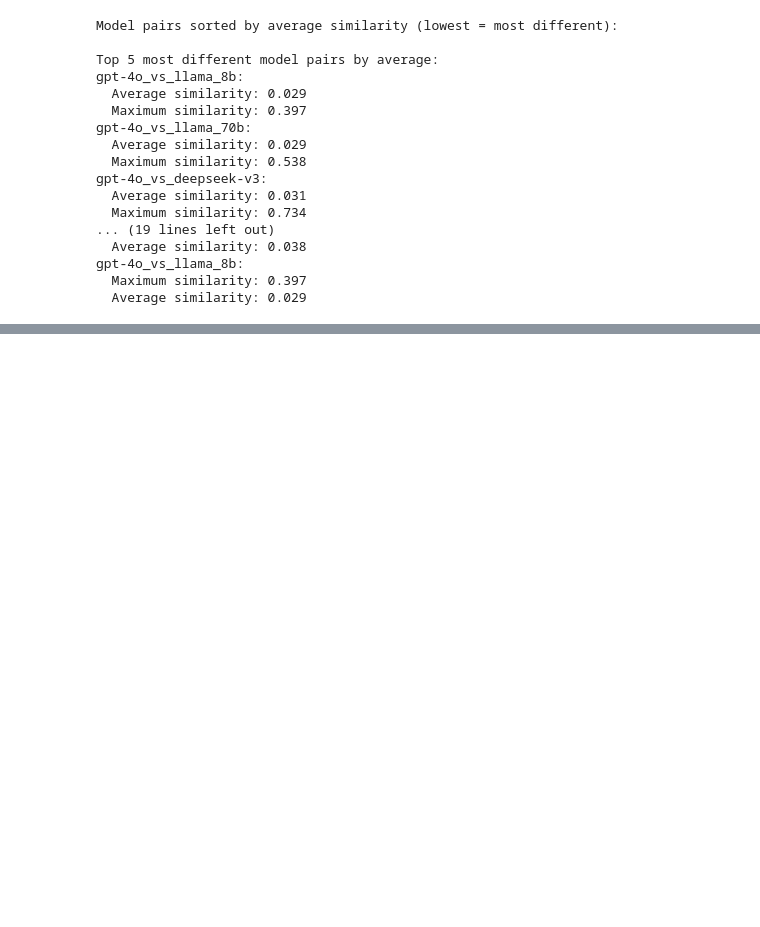
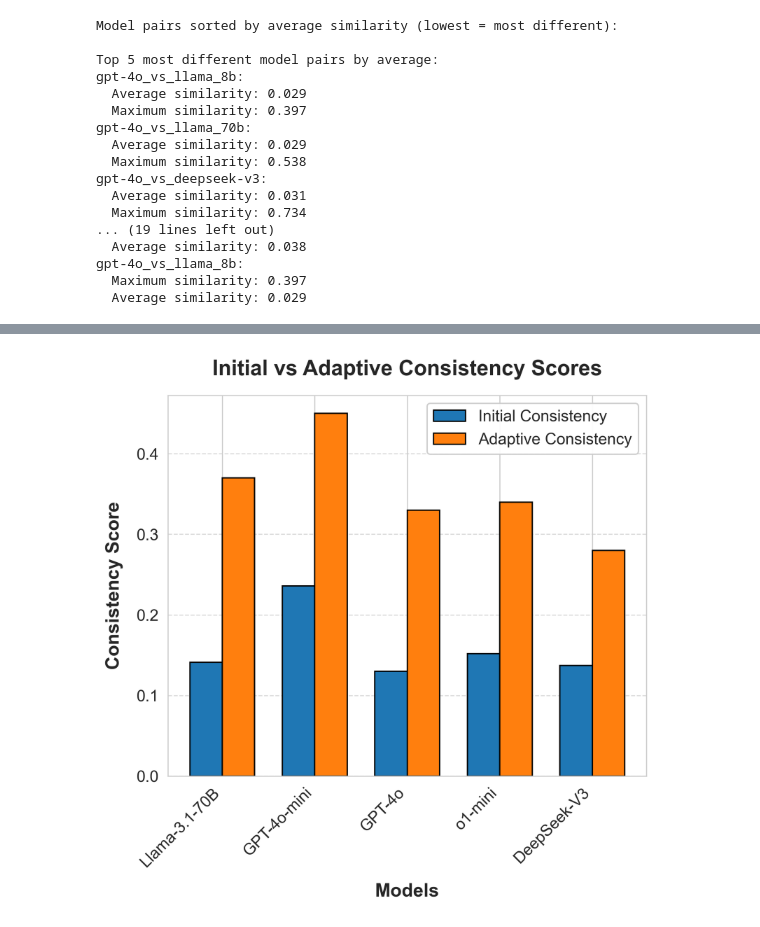
Before and after one commit to davisrbr/adaptive_evals, a Jupyter notebook: tasks/cond_100/data_analysis.ipynb, the cells around one changed output, grey strips where cells are left out. Cells and saved outputs as stored; diff of their text form; code cells hidden in the pictures; blank space fills up the shorter version.

```diff
--- a/tasks/cond_100/data_analysis.ipynb
+++ b/tasks/cond_100/data_analysis.ipynb
@@ -667,0 +1484,73 @@ fig.show()
+# %%
+# Data for initial and adaptive consistency
+initial_consistency = {
+    'Llama-3.1-70B': 0.141,
+    'GPT-4o-mini': 0.236,
+    'GPT-4o': 0.130,
+    'o1-mini': 0.152,
+    'DeepSeek-V3': 0.137
+}
+
+adaptive_consistency = {
+    'Llama-3.1-70B': 0.37,
+    'GPT-4o-mini': 0.45,
+    'GPT-4o': 0.33,
+    'o1-mini': 0.34,
+    'DeepSeek-V3': 0.28
+}
+
+# Set style for paper-quality plots
+sns.set_style("whitegrid")
+plt.rcParams.update({
+    'font.size': 12,
+    'axes.labelsize': 14,
+    'axes.titlesize': 16,
+    'xtick.labelsize': 12,
+    'ytick.labelsize': 12,
+    'legend.fontsize': 12,
+    'legend.title_fontsize': 14
+})
+
+# Create figure with higher DPI for paper quality
+plt.figure(figsize=(6, 6), dpi=300)
+
+# Set width of bars and positions of the bars
+width = 0.35
+x = np.arange(len(initial_consistency))
+
+# Get default seaborn colors
+colors = sns.color_palette()
+
+# Create bars with seaborn default colors
+plt.bar(x - width/2, initial_consistency.values(), width,
+        label='Initial Consistency',
+        color=colors[0],
+        edgecolor='black',
+        linewidth=1)
+plt.bar(x + width/2, adaptive_consistency.values(), width,
+        label='Adaptive Consistency',
+        color=colors[1],
+        edgecolor='black',
+        linewidth=1)
+
+# Customize labels and title with bold fonts
+plt.xlabel('Models', fontweight='bold', labelpad=10)
+plt.ylabel('Consistency Score', fontweight='bold', labelpad=10)
+plt.title('Initial vs Adaptive Consistency Scores', fontweight='bold', pad=15)
+
+# Adjust x-axis labels for readability
+plt.xticks(x, initial_consistency.keys(), rotation=45, ha='right')
+
+# Enhance legend
+plt.legend(frameon=True, fancybox=True, framealpha=0.95, loc='upper right')
+
+# Add grid for better readability
+plt.grid(axis='y', linestyle='--', alpha=0.7)
+
+# Adjust layout to prevent label cutoff
+plt.tight_layout()
+# Save as PDF for paper
+plt.savefig('consistency_comparison_2.pdf', format='pdf', bbox_inches='tight', dpi=300)
+plt.show()
+# %% [output]
+[figure, added]
```
Also changed, not shown: parts of 38 cells of this notebook, 49 other files.
